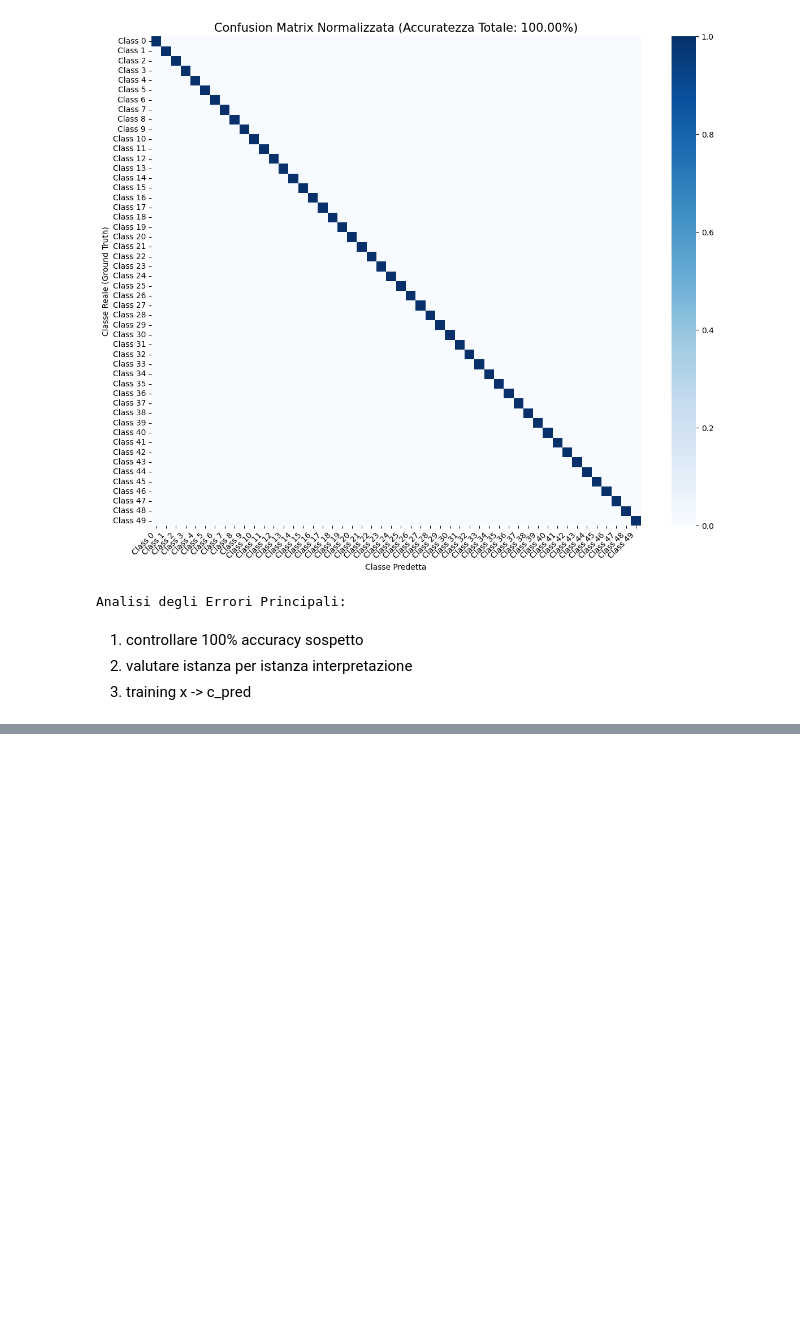
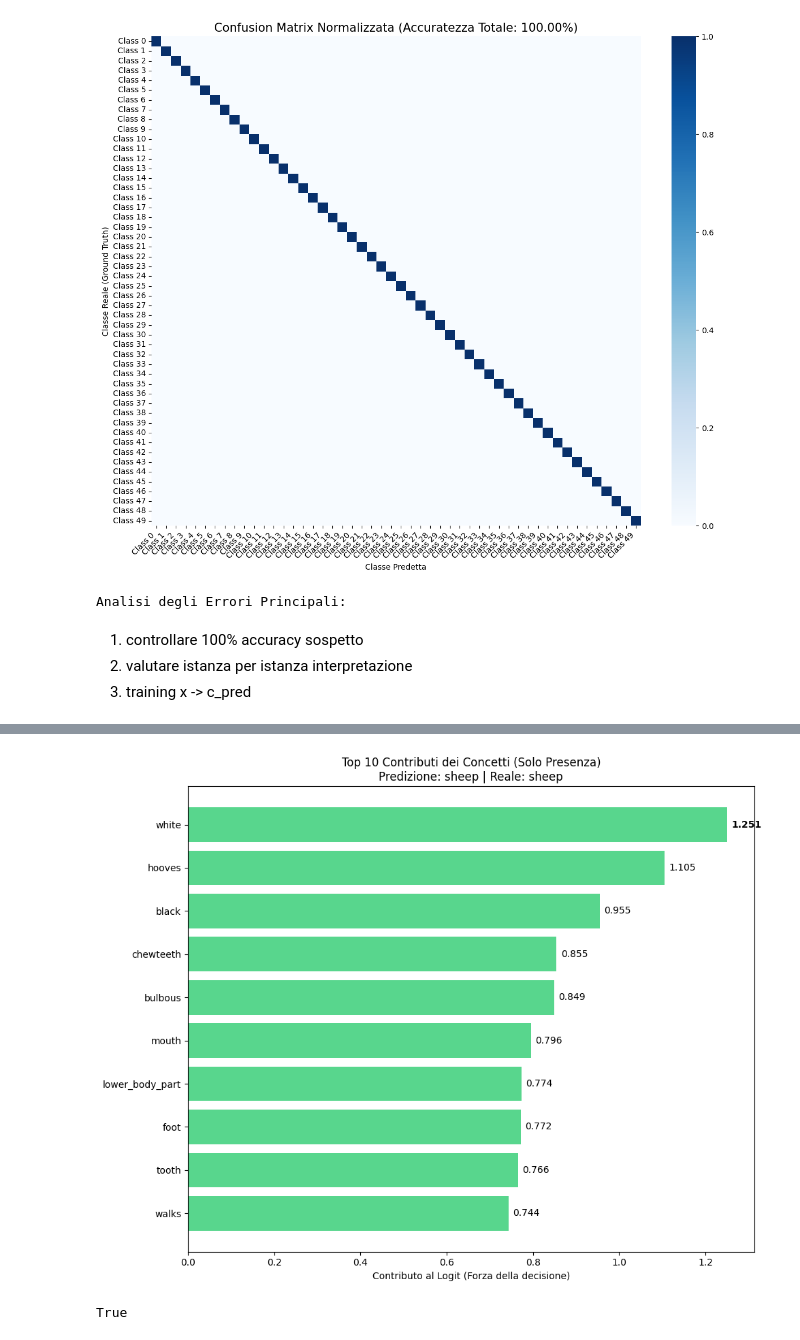
Before and after one commit to stefano-gamba/BoxEmbeddingCBM, a Jupyter notebook: notebooks/a-priori-boxes.ipynb, the cells around one changed output, grey strips where cells are left out. Saved outputs shown, nothing was run; the diff lists cells and outputs as text; code cells hidden in the pictures; blank space fills up the shorter version.

```diff
--- a/notebooks/a-priori-boxes.ipynb
+++ b/notebooks/a-priori-boxes.ipynb
@@ -422,0 +549,7 @@ True
+# %%
+from src.CHM.interpretation import explain_prediction
+
+explain_prediction(model, test_dataloader, concepts, classes, class_concept_matrix, box_tensors, info_type=info)
+# %% [output]
+[figure, added]
+True
```
Also changed, not shown: parts of 29 cells of this notebook, 4 other files.
